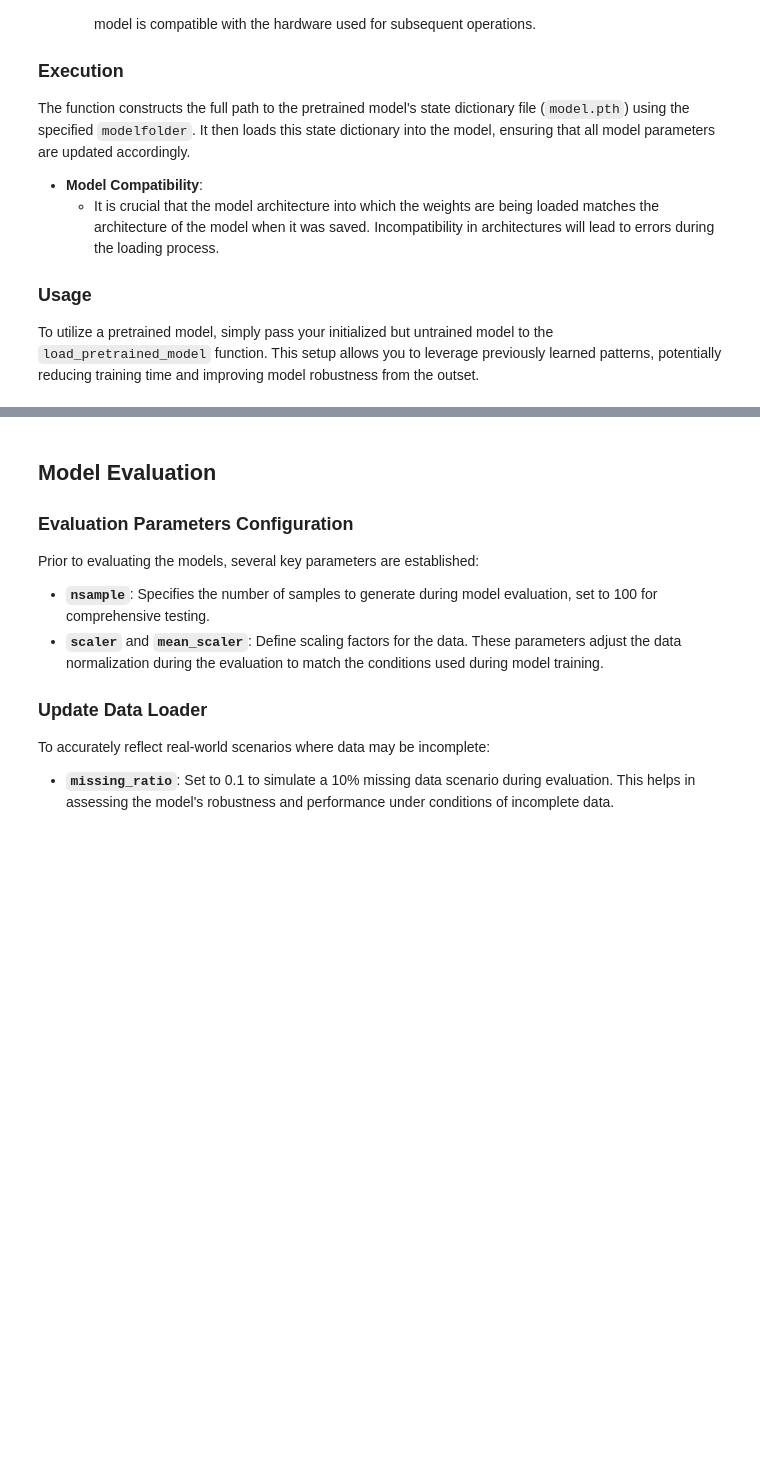
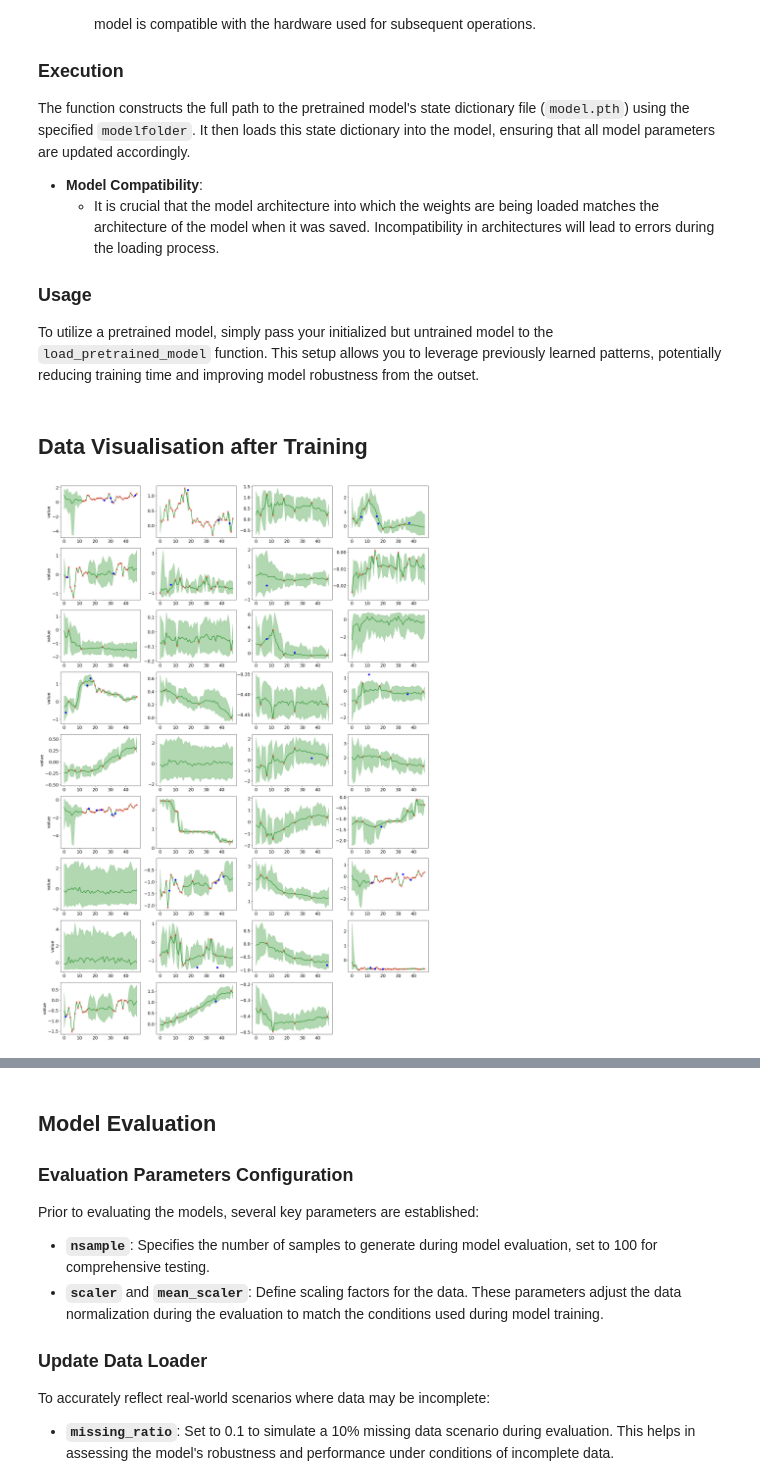
Before and after one commit to ahmabboud/difussion_bootcamp, a Jupyter notebook: reference_implementations/time_series_reference_impelementation/CSDI/CSDI_imputation.ipynb, the cells around one changed output, grey strips where cells are left out. Drawn from its saved outputs; the diff is of its cells as text; code cells hidden in the pictures; blank space fills up the shorter version.

Commit message:
added visualisation

```diff
--- a/reference_implementations/time_series_reference_impelementation/CSDI/CSDI_imputation.ipynb
+++ b/reference_implementations/time_series_reference_impelementation/CSDI/CSDI_imputation.ipynb
@@ -918,3 +894,5 @@ def load_pretrained_model(model, modelfolder="pretrained", device=device):
 # %%
 # Load pre-trained model
 pretrained_model = load_pretrained_model(model)
+# %% [markdown]
+## Data Visualisation after Training
@@ -920,0 +977,66 @@ pretrained_model = load_pretrained_model(model)
+# %%
+# Set the index of the data sample to visualize
+dataind = 3  # Change this to visualize a different time-series sample
+
+# Configure plot aesthetics for better readability
+plt.rcParams["font.size"] = 16
+# Create a grid of subplots with 9 rows and 4 columns
+fig, axes = plt.subplots(nrows=9, ncols=4, figsize=(24.0, 36.0))
+# Remove the last subplot axis as it is not needed (36 slots, but only 35 attributes)
+fig.delaxes(axes[-1][-1])
+
+# Loop through each feature dimension K
+for k in range(K):
+    # Prepare a DataFrame for the first type of points (evaluation points)
+    df = pd.DataFrame({
+        "x": np.arange(0, L),  # Time steps
+        "val": all_target_np[dataind, :, k],  # Target values at the current data index and feature
+        "y": all_evalpoint_np[dataind, :, k],  # Evaluation points
+    })
+    # Filter out rows where evaluation points are zero (not evaluated)
+    df = df[df.y != 0]
+
+    # Prepare a second DataFrame for the second type of points (given points)
+    df2 = pd.DataFrame({
+        "x": np.arange(0, L),  # Time steps
+        "val": all_target_np[dataind, :, k],  # Target values
+        "y": all_given_np[dataind, :, k],  # Given points
+    })
+    # Filter out rows where given points are zero (not given)
+    df2 = df2[df2.y != 0]
+
+    # Determine the row and column index for the current subplot based on k
+    row = k // 4
+    col = k % 4
+
+    # Plot the median of imputed values
+    axes[row][col].plot(
+        range(0, L),
+        quantiles_imp[2][dataind, :, k],
+        color="g",
+        linestyle="solid",
+        label="CSDI"  # Assuming CSDI is some type of imputed data label
+    )
+
+    # Fill between the lower and upper quantiles to show uncertainty or range
+    axes[row][col].fill_between(
+        range(0, L),
+        quantiles_imp[0][dataind, :, k],
+        quantiles_imp[4][dataind, :, k],
+        color="g",
+        alpha=0.3
+    )
+
+    # Plot evaluated points
+    axes[row][col].plot(df.x, df.val, color="b", marker="o", linestyle="None")
+    # Plot given points
+    axes[row][col].plot(df2.x, df2.val, color="r", marker="x", linestyle="None")
+
+    # Set y-label for the first column of subplots
+    if col == 0:
+        plt.setp(axes[row, 0], ylabel="value")
+    # Set x-label for the last row of subplots
+    if row == -1:
+        plt.setp(axes[-1, col], xlabel="time")
+# %% [output]
+[figure, added]
```
Also changed, not shown: parts of 8 cells of this notebook.
